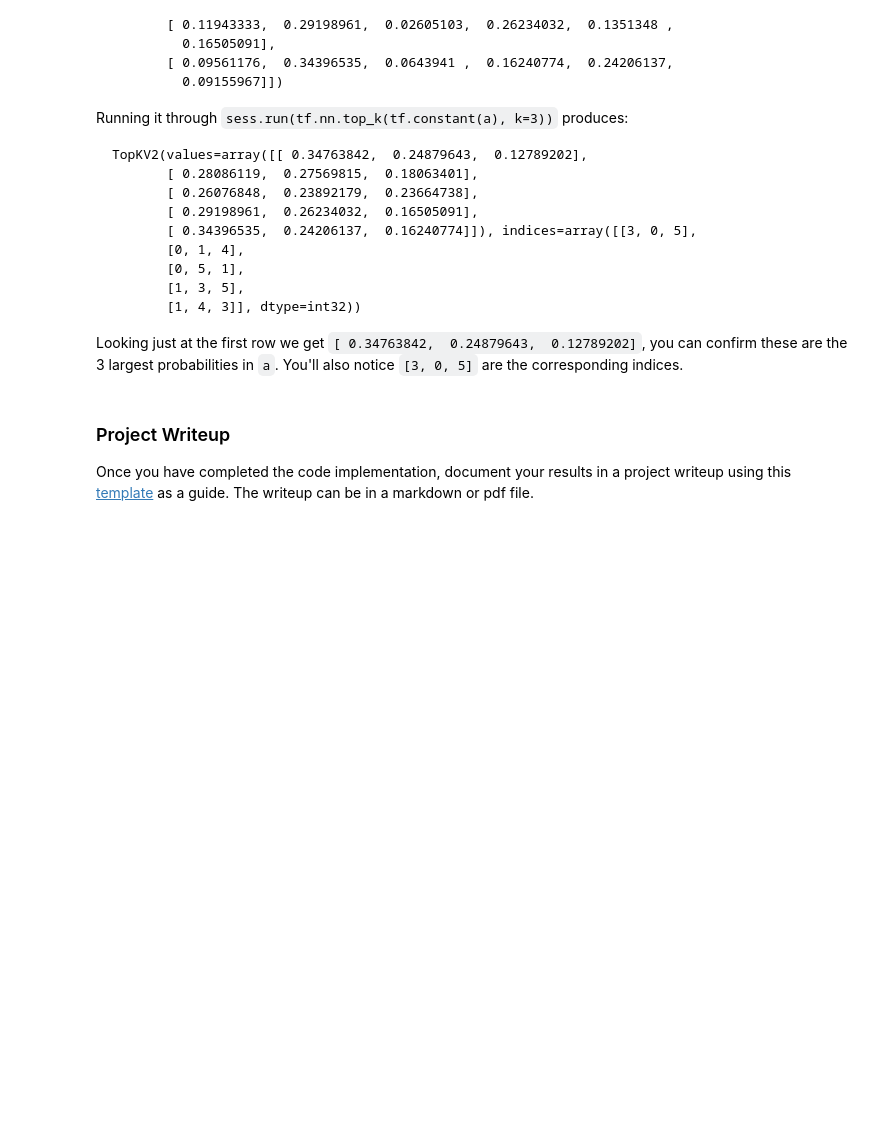
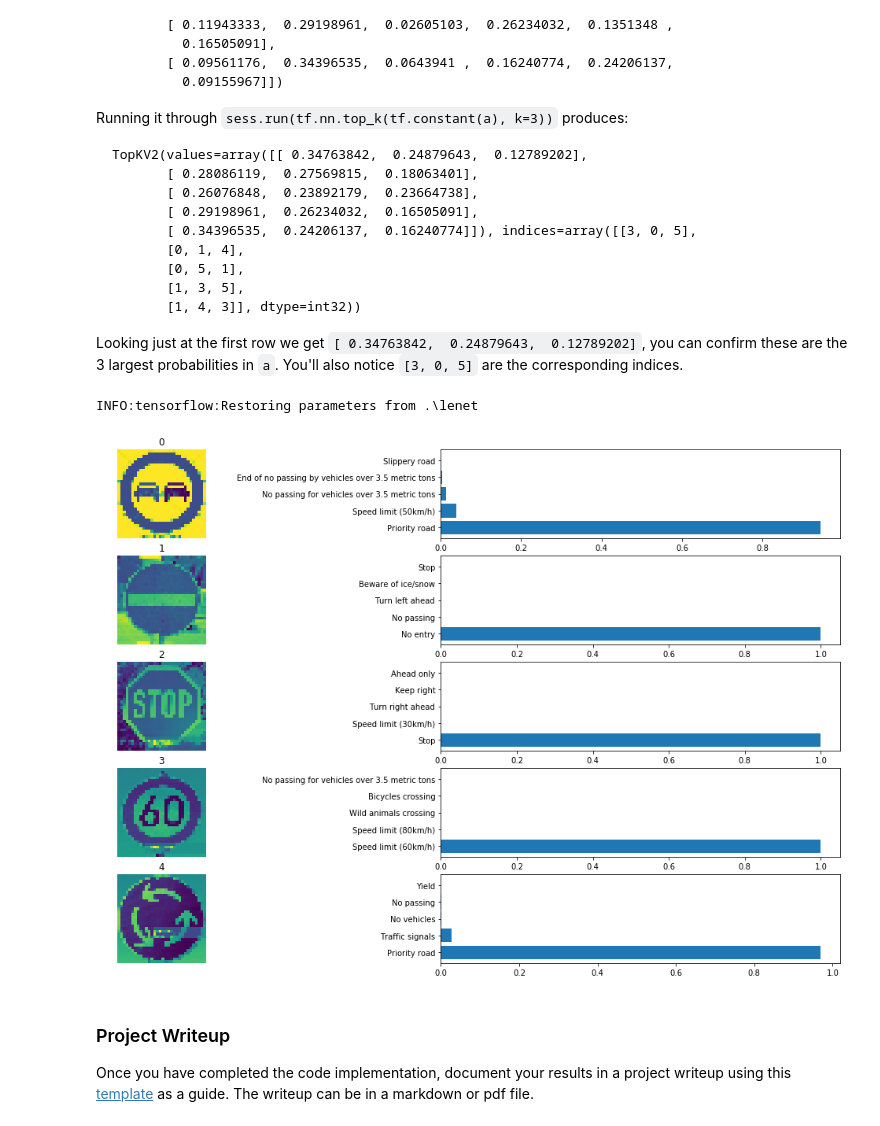
Before and after one commit to desi-joe/CarND-Traffic-Sign-Classifier-Project, a Jupyter notebook: Traffic_Sign_Classifier.ipynb, the cells around one changed output. Cells and saved outputs as stored; diff of their text form; code cells hidden in the pictures; blank space fills up the shorter version.

```diff
--- a/Traffic_Sign_Classifier.ipynb
+++ b/Traffic_Sign_Classifier.ipynb
@@ -355,3 +366,9 @@ NameError: name 'glob' is not defined
 ### Run the predictions here and use the model to output the prediction for each image.
 ### Make sure to pre-process the images with the same pre-processing pipeline used earlier.
 ### Feel free to use as many code cells as needed.
+test_imgs = normalize(convert2Gray(test_imgs))
+with tf.Session() as sess:
+    sess.run(tf.global_variables_initializer())
+    saver.restore(sess, tf.train.latest_checkpoint('.'))
+    test_accuracy = evaluate(test_imgs, y_test)
+    print("Test Accuracy = {:.3f}".format(test_accuracy))
@@ -406,3 +423,30 @@ Looking just at the first row we get `[ 0.34763842,  0.24879643,  0.12789202]`,
+# %%
+### Print out the top five softmax probabilities for the predictions on the German traffic sign images found on the web.
+### Feel free to use as many code cells as needed.
+
+k_size = 5
+
+with tf.Session() as sess:
+    saver.restore(sess, tf.train.latest_checkpoint('.'))
+
+    prob = sess.run(tf.nn.softmax(logits), feed_dict={x: test_imgs, keep_prob: 1.0})
+    top_k = tf.nn.top_k(prob, k=k_size)
+    top_k_lgs = sess.run(top_k)
+
+    plt.figure(figsize=(20, 12))
+    for i in range(5):
+        plt.subplot(5, 2, 2*i+1)
+        plt.imshow(test_imgs[i].reshape(32,32))
+        plt.title(i)
+        plt.axis('off')
+        plt.subplot(5, 2, 2*i+2)
+        plt.barh(np.arange(1, 6, 1), top_k_lgs.values[i, :])
+        labs=[signs_classes[j] for j in top_k_lgs.indices[i]]
+        plt.yticks(np.arange(1, 6, 1), labs)
+    plt.show()
+# %% [output]
+INFO:tensorflow:Restoring parameters from .\lenet
+[figure, added]
 # %% [markdown]
 ### Project Writeup
 
```
Also changed, not shown: parts of 6 cells of this notebook, 13 other files.
